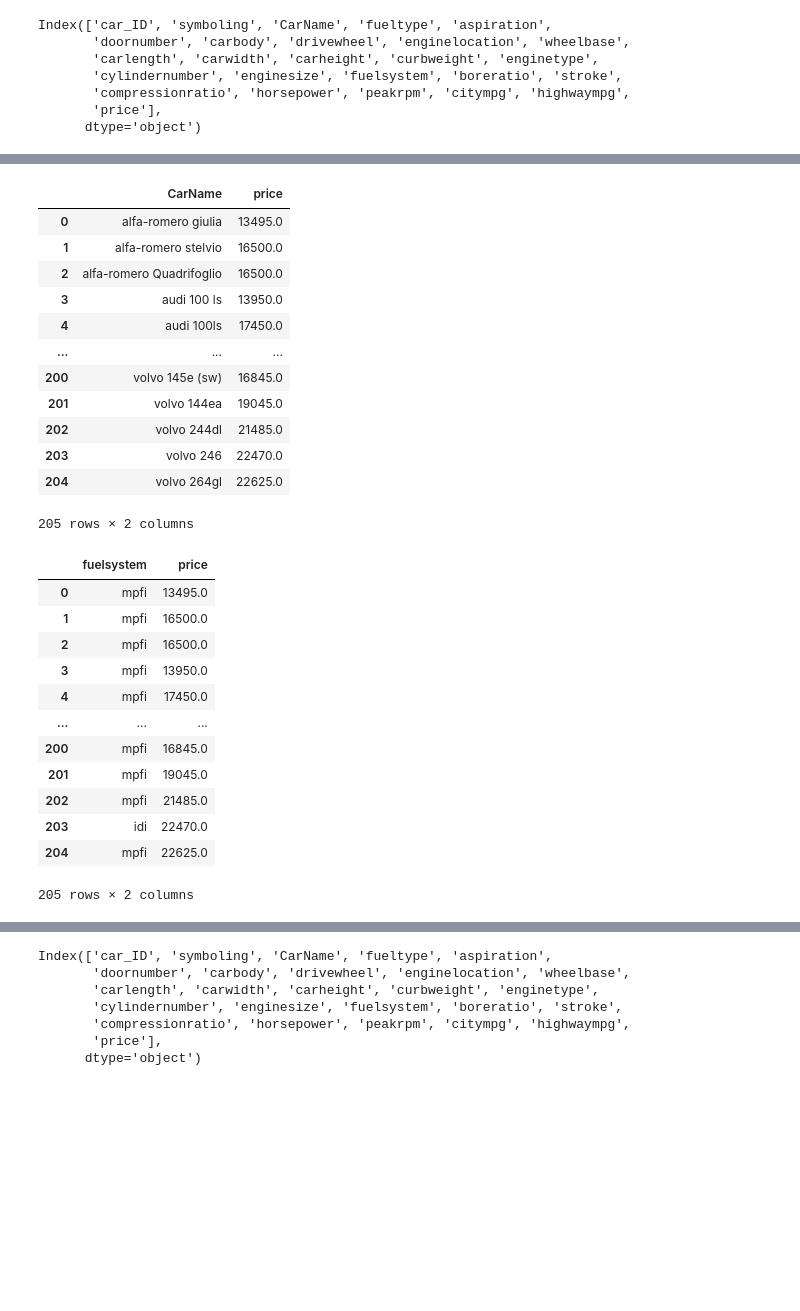
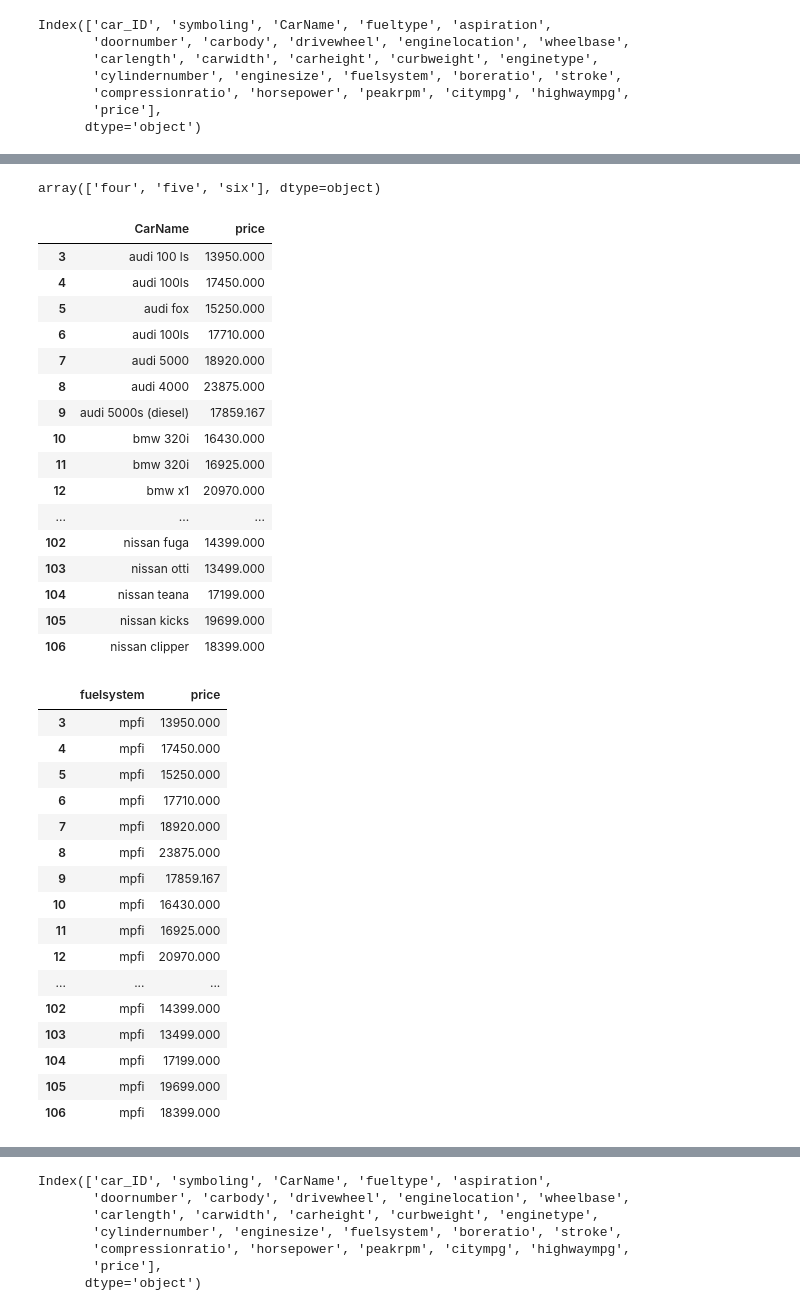
Before and after one commit to jayasriNandipu/Data_Migration, a Jupyter notebook: car_project.ipynb, the cells around one changed output, grey strips where cells are left out. Saved outputs shown, nothing was run; the diff lists cells and outputs as text; code cells hidden in the pictures; blank space fills up the shorter version.

```diff
--- a/car_project.ipynb
+++ b/car_project.ipynb
@@ -153,4 +158,4 @@ Index(['car_ID', 'symboling', 'CarName', 'fueltype', 'aspiration',
 # %%
 #-----1-----select only bmw, audi,nissan-----------------------
 # %%
-df_cars[df_cars["CarName"].isin(['bmw 320i','bmw x1','bmw x2','bmw x3','bmw x4','bmw z4','bmw x5','audi 100 ls','audi 100ls','audi fox','audi 5000','audi 4000','audi 5000s (diesel)','Nissan versa','nissan gt-r','nissan rogue','nissan latio','nissan titan','nissan leaf','nissan juke','nissan latio','nissan note','nissan clipper','nissan rogue','nissan nv200','nissan dayz','nissan fuga','nissan otti','nissan teana','nissan kicks','nissan clipper'])]
+df_car_po=df_cars[df_cars["CarName"].isin(['bmw 320i','bmw x1','bmw x2','bmw x3','bmw x4','bmw z4','bmw x5','audi 100 ls','audi 100ls','audi fox','audi 5000','audi 4000','audi 5000s (diesel)','Nissan versa','nissan gt-r','nissan rogue','nissan latio','nissan titan','nissan leaf','nissan juke','nissan latio','nissan note','nissan clipper','nissan rogue','nissan nv200','nissan dayz','nissan fuga','nissan otti','nissan teana','nissan kicks','nissan clipper'])]
@@ -176,2 +183,2 @@ df_cars[df_cars["CarName"].isin(['bmw 320i','bmw x1','bmw x2','bmw x3','bmw x4',
 # %%
-df_cars_fil=pd.DataFrame(df_cars)
+df_car_proj=pd.DataFrame(df_car_po)
@@ -194,39 +211,51 @@ df_cars_fil
+# %%
+df_car_proj.cylindernumber.unique()
+# %% [output]
+array(['four', 'five', 'six'], dtype=object)
 # %%
 #---2------overall price----------
 # %%
-df_cars_fil[["CarName","price"]]
+df_car_proj[["CarName","price"]]
 # %% [output]
 |  | CarName | price |
-| 0 | alfa-romero giulia | 13495.0 |
-| 1 | alfa-romero stelvio | 16500.0 |
-| 2 | alfa-romero Quadrifoglio | 16500.0 |
-| 3 | audi 100 ls | 13950.0 |
-| 4 | audi 100ls | 17450.0 |
+| 3 | audi 100 ls | 13950.000 |
+| 4 | audi 100ls | 17450.000 |
+| 5 | audi fox | 15250.000 |
+| 6 | audi 100ls | 17710.000 |
+| 7 | audi 5000 | 18920.000 |
+| 8 | audi 4000 | 23875.000 |
+| 9 | audi 5000s (diesel) | 17859.167 |
+| 10 | bmw 320i | 16430.000 |
+| 11 | bmw 320i | 16925.000 |
+| 12 | bmw x1 | 20970.000 |
 | ... | ... | ... |
-| 200 | volvo 145e (sw) | 16845.0 |
-| 201 | volvo 144ea | 19045.0 |
-| 202 | volvo 244dl | 21485.0 |
-| 203 | volvo 246 | 22470.0 |
-| 204 | volvo 264gl | 22625.0 |
+| 102 | nissan fuga | 14399.000 |
+| 103 | nissan otti | 13499.000 |
+| 104 | nissan teana | 17199.000 |
+| 105 | nissan kicks | 19699.000 |
+| 106 | nissan clipper | 18399.000 |
-205 rows × 2 columns
 # %%
 #--3----fuel_system $ price
 # %%
-df_cars_fil[['fuelsystem','price']]
+df_car_proj[['fuelsystem','price']]
 # %% [output]
 |  | fuelsystem | price |
-| 0 | mpfi | 13495.0 |
-| 1 | mpfi | 16500.0 |
-| 2 | mpfi | 16500.0 |
-| 3 | mpfi | 13950.0 |
-| 4 | mpfi | 17450.0 |
+| 3 | mpfi | 13950.000 |
+| 4 | mpfi | 17450.000 |
+| 5 | mpfi | 15250.000 |
+| 6 | mpfi | 17710.000 |
+| 7 | mpfi | 18920.000 |
+| 8 | mpfi | 23875.000 |
+| 9 | mpfi | 17859.167 |
+| 10 | mpfi | 16430.000 |
+| 11 | mpfi | 16925.000 |
+| 12 | mpfi | 20970.000 |
 | ... | ... | ... |
-| 200 | mpfi | 16845.0 |
-| 201 | mpfi | 19045.0 |
-| 202 | mpfi | 21485.0 |
-| 203 | idi | 22470.0 |
-| 204 | mpfi | 22625.0 |
+| 102 | mpfi | 14399.000 |
+| 103 | mpfi | 13499.000 |
+| 104 | mpfi | 17199.000 |
+| 105 | mpfi | 19699.000 |
+| 106 | mpfi | 18399.000 |
-205 rows × 2 columns
 # %%
 #-4---car body , fuel_system $ price
 # %%
```
Also changed, not shown: parts of 32 cells of this notebook.
